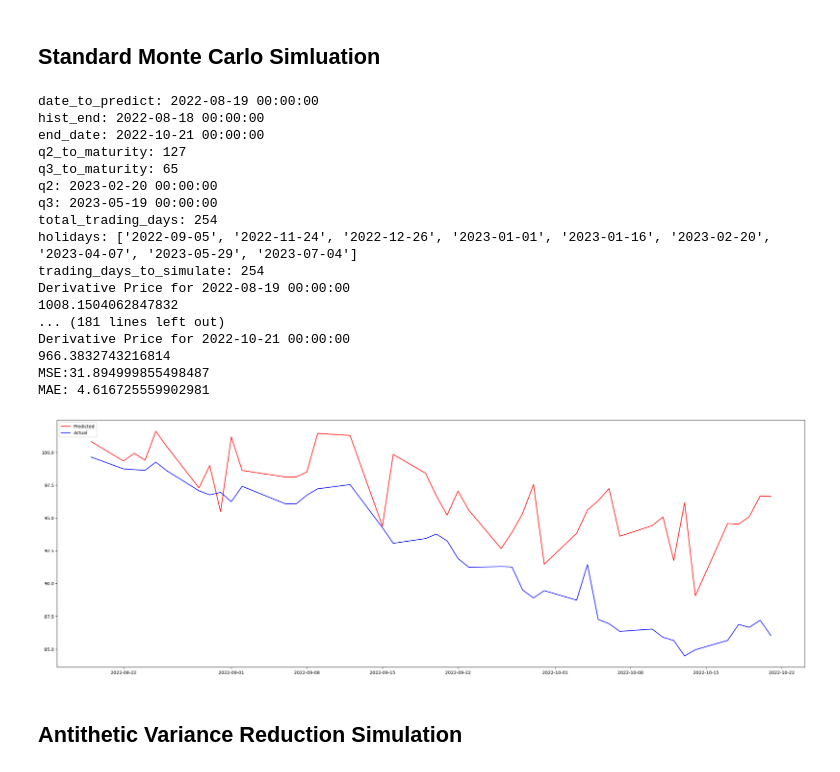
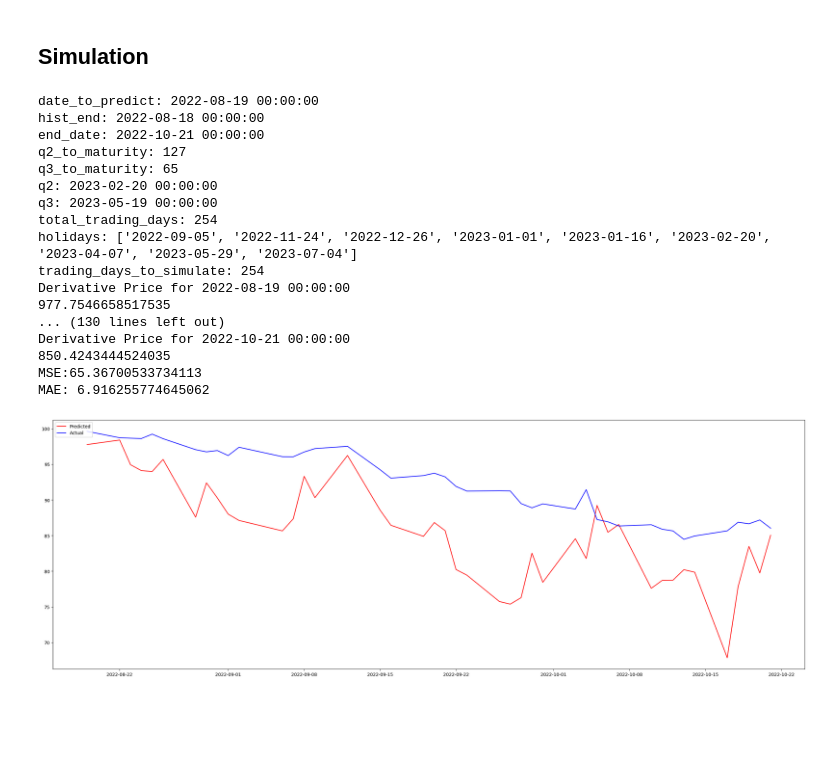
Before and after one commit to Shaojieee/MH4518-Simulation-in-Finance, a Jupyter notebook: python/working.ipynb, the cells around one changed output. Saved outputs shown, nothing was run; the diff lists cells and outputs as text; code cells hidden in the pictures; blank space fills up the shorter version.

```diff
--- a/python/working.ipynb
+++ b/python/working.ipynb
@@ -16,13 +16,13 @@ from utils.calculate_implied_volatility import calculate_cov_matrix
 from dateutil.relativedelta import relativedelta
 import warnings
 warnings.filterwarnings("ignore")
-# %% [markdown]
-## Standard Monte Carlo Simluation
+# %% [markdown]
+## Simulation
 # %%
 experiment_details = {
     'Nsim': 250,
     'latest_price_date': '2022-10-21',
-    'variance_reduction': True,
+    'variance_reduction': False,
     'GBM': 'multivariate',
     'r': 0.045,
     'IV': True,
@@ -30,7 +30,7 @@ experiment_details = {
     'max_sigma':5,
     'step':0.00001,
     'error':0.25,
-    'EMS': True
+    'EMS': False
 }
 
 aapl_barrier = 85.760
@@ -72,6 +72,9 @@ if experiment_details['IV']:
     left = 0
 
 predicted_option_price = []
+aapl_IV_list = []
+amzn_IV_list = []
+googl_IV_list = []
 
 while date_to_predict <= end_date:
 
@@ -103,7 +106,10 @@ while date_to_predict <= end_date:
 
     # If IV setting is true covariance matrix is calculated from implied volatility of individual stocks  options market price
     if experiment_details['IV']:
-        sigma = calculate_cov_matrix(aapl_call_option_df,amzn_call_option_df,googl_call_option_df,r,alternative_option_ttm,sigma_hat_list,left,right,error,date_to_predict,AAGlogreturns)
+        sigma,aapl_IV,amzn_IV,googl_IV = calculate_cov_matrix(aapl_call_option_df,amzn_call_option_df,googl_call_option_df,r,alternative_option_ttm,sigma_hat_list,left,right,error,date_to_predict,AAGlogreturns)
+        aapl_IV_list.append(aapl_IV)
+        amzn_IV_list.append(amzn_IV)
+        googl_IV_list.append(googl_IV)
     else:
         sigma = np.cov(AAGlogreturns,rowvar=False)
 
@@ -165,38 +171,36 @@ while date_to_predict <= end_date:
     date_to_predict += relativedelta(days=+1)
     trading_days_to_simulate -= 1
     hist_end += relativedelta(days=+1)
     alternative_option_ttm-=1
 
 
 predicted_option_price = pd.DataFrame(predicted_option_price)
 predicted_option_price['date'] = pd.to_datetime(predicted_option_price['date'])
 # Scale back to 100%
 predicted_option_price['predicted'] = predicted_option_price['predicted']/10
 actual_option_price = pd.read_csv('../data/derivative_01_11_22.csv')
 actual_option_price['date'] = pd.to_datetime(actual_option_price['date'], format='%Y-%m-%d')
 combined = predicted_option_price.merge(actual_option_price, left_on=['date'], right_on=['date'], validate='one_to_one')
 combined = combined.set_index('date')
 
 
 evaluate_option_price(combined['predicted'], combined['value'], experiment_details)
 # %% [output]
 date_to_predict: 2022-08-19 00:00:00
 hist_end: 2022-08-18 00:00:00
 end_date: 2022-10-21 00:00:00
 q2_to_maturity: 127
 q3_to_maturity: 65
 q2: 2023-02-20 00:00:00
 q3: 2023-05-19 00:00:00
 total_trading_days: 254
 holidays: ['2022-09-05', '2022-11-24', '2022-12-26', '2023-01-01', '2023-01-16', '2023-02-20', '2023-04-07', '2023-05-29', '2023-07-04']
 trading_days_to_simulate: 254
 Derivative Price for 2022-08-19 00:00:00
-1008.1504062847832
-... (181 lines left out)
+977.7546658517535
+... (130 lines left out)
 Derivative Price for 2022-10-21 00:00:00
-966.3832743216814
-MSE:31.894999855498487
-MAE: 4.616725559902981
+850.4243444524035
+MSE:65.36700533734113
+MAE: 6.916255774645062
-[figure, old version]
+[figure, new version]
-# %% [markdown]
-## Antithetic Variance Reduction Simulation
```
Also changed, not shown: parts of 17 cells of this notebook, 3 other files.
